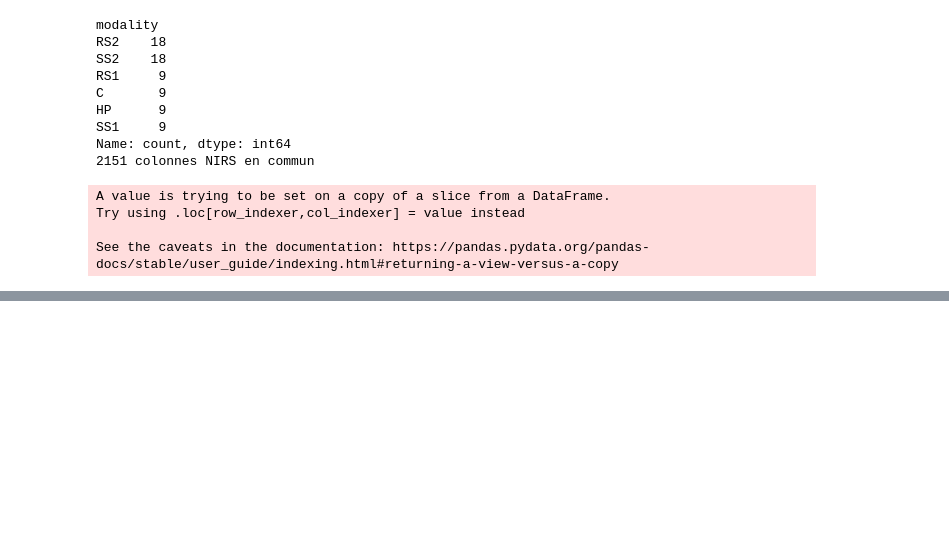
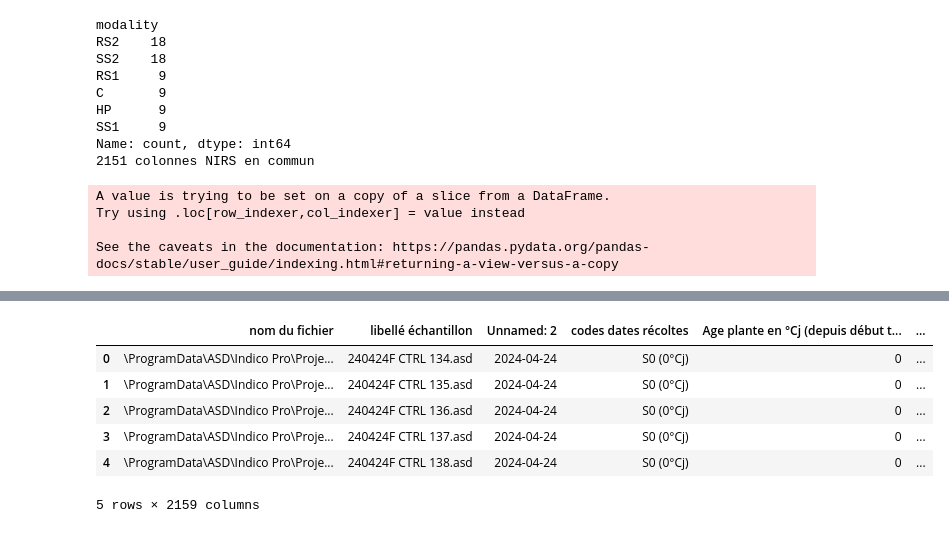
Before and after one commit to lucastabary/PIDR_RICOCHET, a Jupyter notebook: t-SNE.ipynb, the cells around one changed output, grey strips where cells are left out. Saved outputs shown, nothing was run; the diff lists cells and outputs as text; code cells hidden in the pictures; blank space fills up the shorter version.

Commit message:
Nirs_data_merge_tSNE

```diff
--- a/t-SNE.ipynb
+++ b/t-SNE.ipynb
@@ -643,0 +644,20 @@ ValueError: Value of 'symbol' is not the name of a column in 'data_frame'. Expec
+# %%
+#init
+data_chimique = pd.read_excel("./Data/NIRS seeds_quality_plant Leo_2023-2024_LORIA_v3_26032025.xlsx",sheet_name="NIRS seeds Leo (2023-2024)", engine="openpyxl", header=0)
+
+data_chimique = data_chimique.drop(columns=['file name'])
+
+
+data_nirs  =  pd.read_excel("./Data/Fichier NIRS-Exp 2023-2024-mesures dynamiques.xlsx",sheet_name="raw data (3)", engine="openpyxl", header=1)
+
+data_nirs = data_nirs.drop(columns=['nom du fichier'])
+
+data_nirs.head()
+# %% [output]
+|  | nom du fichier | libellé échantillon | Unnamed: 2 | codes dates récoltes | Age plante en °Cj (depuis début t... | ... |
+| 0 | \ProgramData\ASD\Indico Pro\Proje... | 240424F CTRL 134.asd | 2024-04-24 | S0 (0°Cj) | 0 | ... |
+| 1 | \ProgramData\ASD\Indico Pro\Proje... | 240424F CTRL 135.asd | 2024-04-24 | S0 (0°Cj) | 0 | ... |
+| 2 | \ProgramData\ASD\Indico Pro\Proje... | 240424F CTRL 136.asd | 2024-04-24 | S0 (0°Cj) | 0 | ... |
+| 3 | \ProgramData\ASD\Indico Pro\Proje... | 240424F CTRL 137.asd | 2024-04-24 | S0 (0°Cj) | 0 | ... |
+| 4 | \ProgramData\ASD\Indico Pro\Proje... | 240424F CTRL 138.asd | 2024-04-24 | S0 (0°Cj) | 0 | ... |
+5 rows × 2159 columns
```
Also changed, not shown: parts of 12 cells of this notebook.
